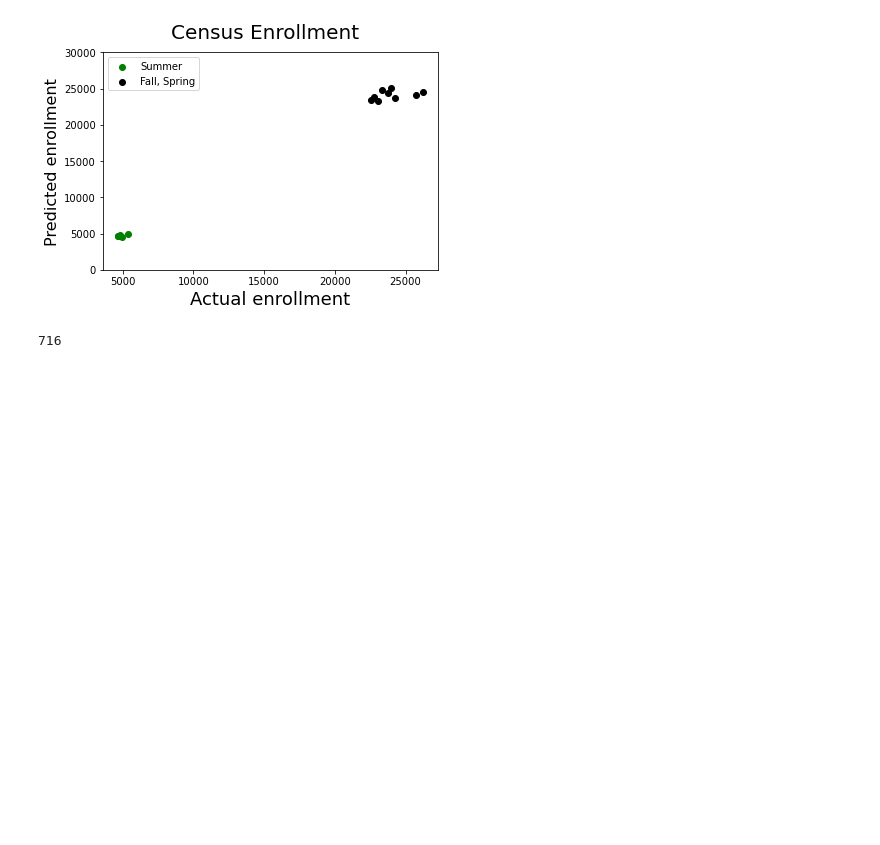
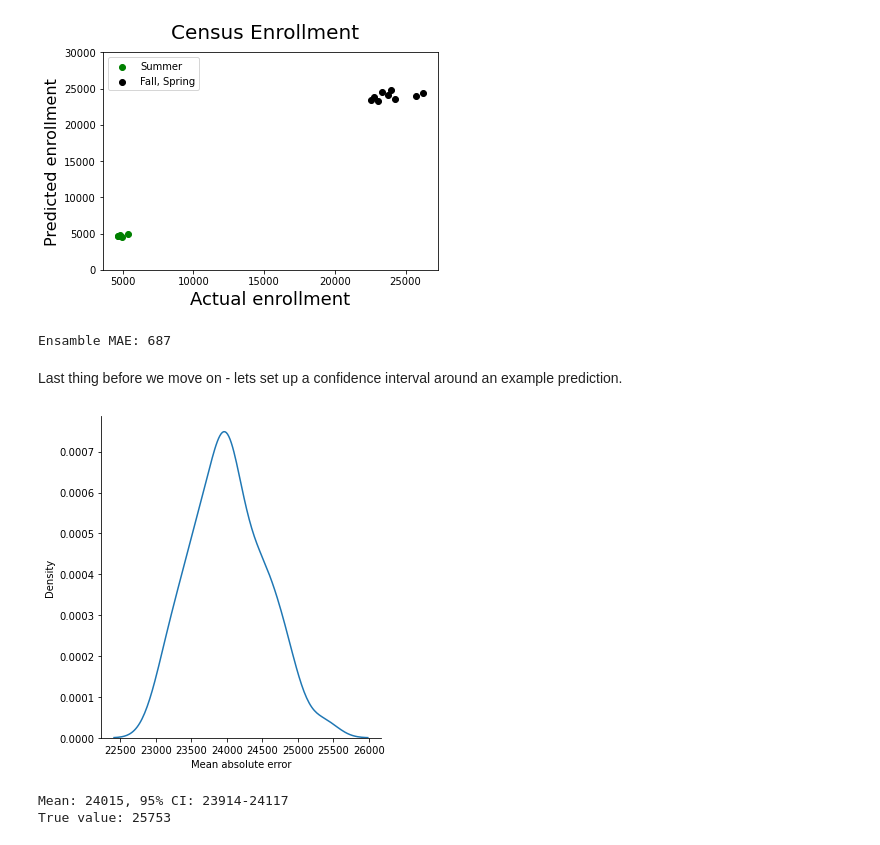
Before and after one commit to gperdrizet/LMC-enrollment-forecast, a Jupyter notebook: notebooks/simple_linear_regression.ipynb, the cells around one changed output. Drawn from its saved outputs; the diff is of its cells as text; code cells hidden in the pictures; blank space fills up the shorter version.

```diff
--- a/notebooks/simple_linear_regression.ipynb
+++ b/notebooks/simple_linear_regression.ipynb
@@ -507,6 +507,37 @@ MAE = score_models(
     FA_SP_predicted_enrollment
 )
 
-print(f'Ensamble MAE: {int(MAE)}
+print(f'Ensamble MAE: {int(MAE)}')
 # %% [output]
-716
+Ensamble MAE: 687
+# %% [markdown]
+Last thing before we move on - lets set up a confidence interval around an example prediction.
+# %%
+# Pick one point to predict
+target = FA_SP_x_timestamp[3]
+# %%
+# Empty list to hold fall-spring predictions
+FA_SP_predictions = []
+
+for model in results['FA_SP_models']:
+    predicted_enrollment = model.predict([target])
+    FA_SP_predictions.extend(predicted_enrollment)
+# %%
+# Plot distribution of predictions from each model
+sns.displot(FA_SP_predictions, kind="kde")
+plt.xlabel('Mean absolute error')
+
+plt.show()
+# %% [output]
+[figure, added]
+# %%
+import scipy.stats as st
+
+mean = np.mean(FA_SP_predictions)
+low, high = st.norm.interval(alpha=0.95, loc=np.mean(FA_SP_predictions), scale=st.sem(FA_SP_predictions))
+
+print(f'Mean: {int(mean)}, 95% CI: {int(low)}-{int(high)}')
+print(f'True value: {int(list(FA_SP_y)[3])}')
+# %% [output]
+Mean: 24015, 95% CI: 23914-24117
+True value: 25753
```
Also changed, not shown: parts of 7 cells of this notebook.
